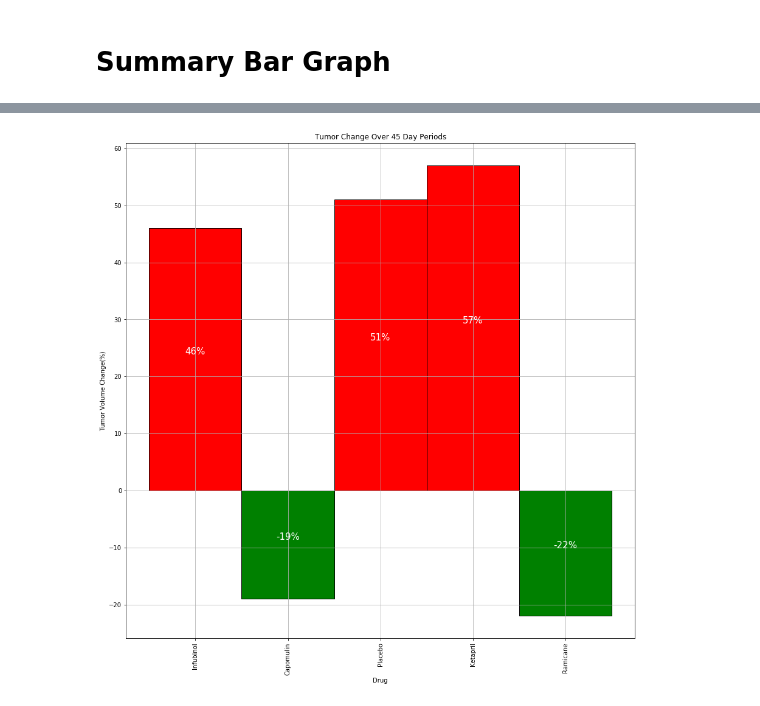
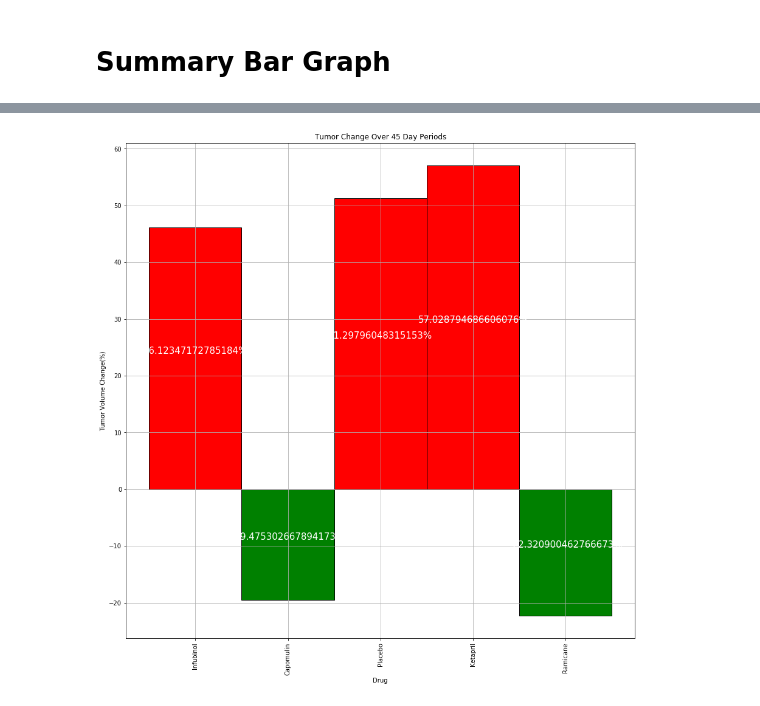
Before and after one commit to gabprado/matplotlib-challenge, a Jupyter notebook: Pymaceuticals/Pymaceuticals.ipynb, the cells around one changed output, grey strips where cells are left out. Saved outputs shown, nothing was run; the diff lists cells and outputs as text; code cells hidden in the pictures.

```diff
--- a/Pymaceuticals/Pymaceuticals.ipynb
+++ b/Pymaceuticals/Pymaceuticals.ipynb
@@ -206,0 +203,6 @@ dtype: int64
+# %%
+#calculate the percent change for each treatment
+#grab the last rown and subtract it from the top row then divide by the top row(starting value) then multiply
+# by 100 to get the percent. convert to int to remove decimals
+drug_effect = (((tumorpvt.iloc[-1] - tumorpvt.iloc[0]) / tumorpvt.iloc[0]) *100).astype("int64")
+drug_effect
@@ -207,22 +222,21 @@ dtype: int64
 # %%
-labels=drug_effect.map("{0:.0f}%".format).values
 mask = drug_effect[cols] <= 0
 colors = np.array(['r']*len(drug_effect[cols]))
 colors[mask.values] = "g"
 ax= drug_effect[cols].plot.bar(figsize=(15,15),color = colors,width= 1, edgecolor="k", \
                                title="Tumor Change Over 45 Day Periods",  \
                                grid = True)
 
 
 def autolabel(rects, ax):
     for rect in rects:
         x = rect.get_x() + rect.get_width()/2.
         y = rect.get_height()
         ax.annotate("{}%".format(y), (x,(y/2)), xytext=(0,5), textcoords="offset points",
                     ha='center', va='bottom', color = "w", fontsize = 15)
 
 autolabel(ax.patches,ax)
 ax.set(xlabel = "Drug", ylabel = "Tumor Volume Change(%)")
 plt.show()
 # %% [output]
-[figure, old version]
+[figure, new version]
```
Also changed, not shown: parts of 12 cells of this notebook.
